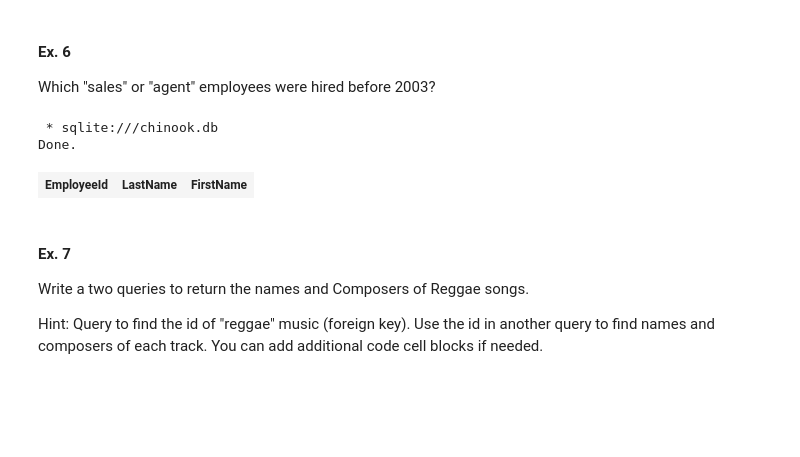
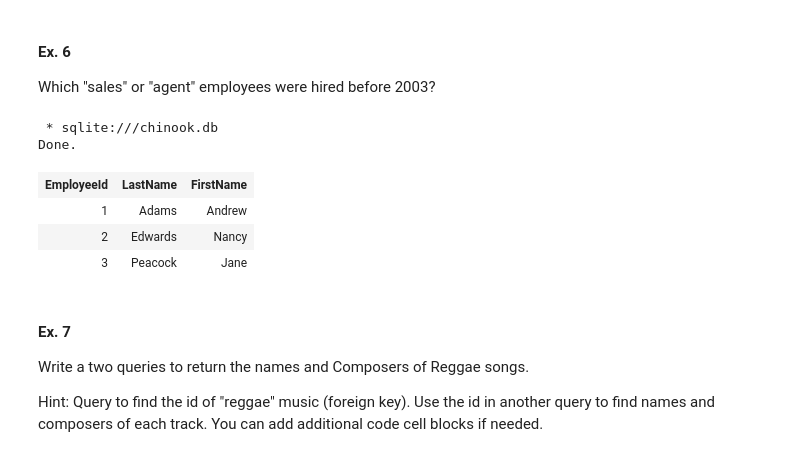
Before and after one commit to zakiayoubi/R11, a Jupyter notebook: Intro_to_SQL.ipynb, the cells around one changed output. Drawn from its saved outputs; the diff is of its cells as text; code cells hidden in the pictures; blank space fills up the shorter version.

```diff
--- a/Intro_to_SQL.ipynb
+++ b/Intro_to_SQL.ipynb
@@ -221,11 +221,14 @@ Which "sales" or "agent" employees were hired before 2003?
 # %%
 %%sql
 -- Write Your Query here
-SELECT EmployeeId, LastName, FirstName FROM employees WHERE HireDate < 2003-01-01
+SELECT EmployeeId, LastName, FirstName FROM employees WHERE HireDate < '2003-01-01 00:00:00'
 # %% [output]
  * sqlite:///chinook.db
 Done.
 | EmployeeId | LastName | FirstName |
+| 1 | Adams | Andrew |
+| 2 | Edwards | Nancy |
+| 3 | Peacock | Jane |
 # %% [markdown]
 #### Ex. 7
 Write a two queries to return the names and Composers of Reggae songs.
```
Also changed, not shown: parts of 1 cell of this notebook.
